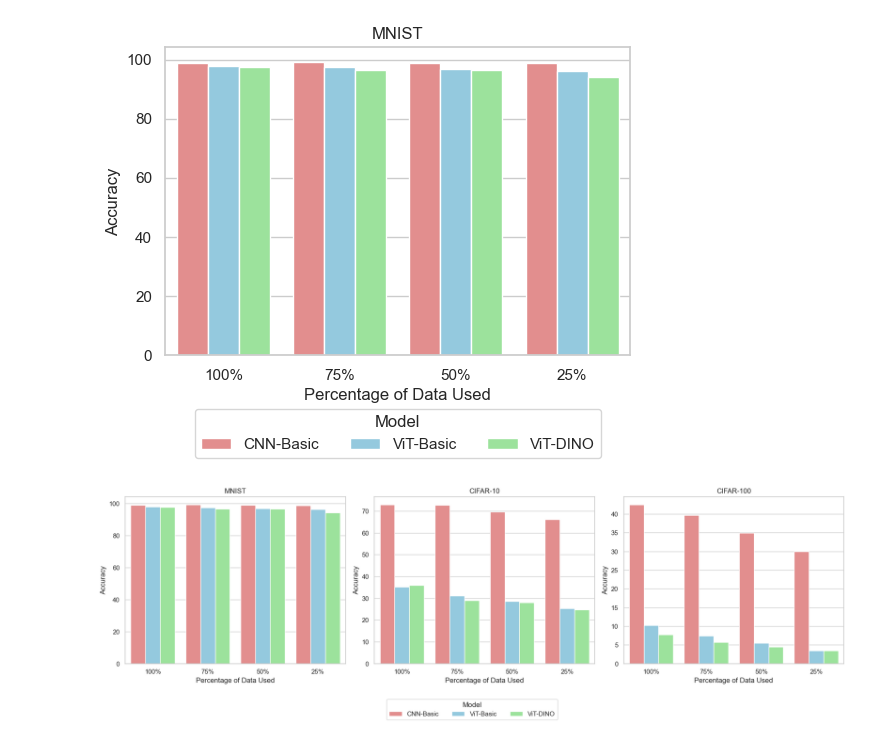
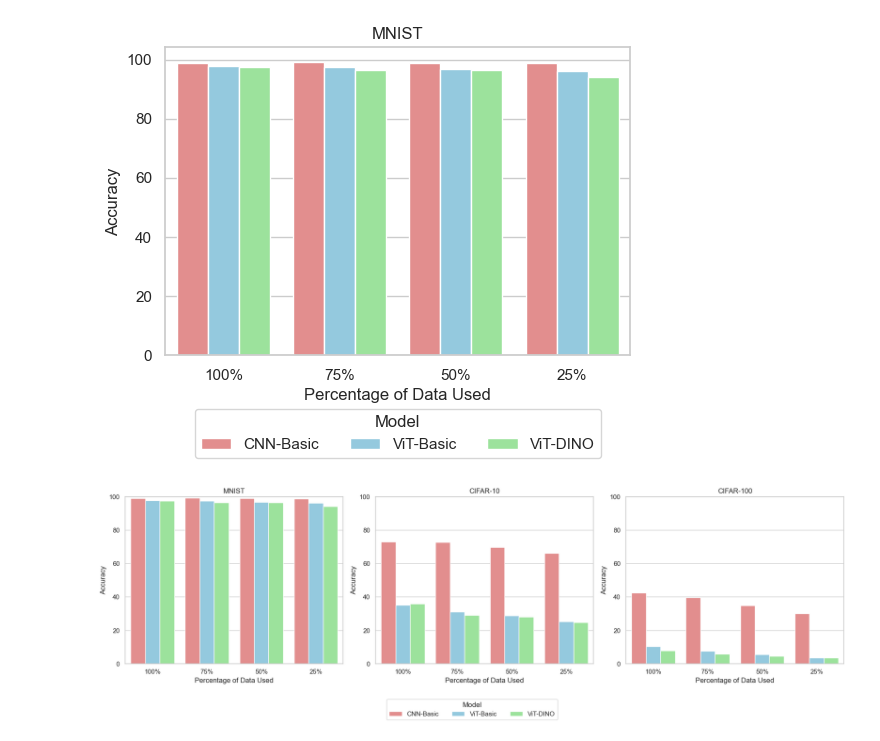
Before and after one commit to pressi-g/pytorch-vit, a Jupyter notebook: notebooks/accuracy_plots.ipynb, the cells around one changed output. Saved outputs shown, nothing was run; the diff lists cells and outputs as text; code cells hidden in the pictures.

Commit message:
Update decreasing accuracy plot so that y-axis is fixed for better comparison

```diff
--- a/notebooks/accuracy_plots.ipynb
+++ b/notebooks/accuracy_plots.ipynb
@@ -93,6 +93,9 @@ df_combined = pd.concat([df_100, df_75, df_50, df_25])
 # Melt the DataFrame to long format for easier plotting with seaborn
 df_melted = df_combined.melt(id_vars=['Dataset', 'Percentage of Data Used'], value_vars=['CNN-Basic', 'ViT-Basic', 'ViT-DINO'], var_name='Model', value_name='Accuracy')
 
+# Set the style of the plot
+sns.set(style="whitegrid")
+
 # Filter data for CIFAR-10
 df_cifar10 = df_melted[df_melted['Dataset'] == 'CIFAR-10']
 
@@ -134,30 +137,33 @@ plt.show()
 # %%
 # Create a 1x3 grid of plots
 fig, axes = plt.subplots(1, 3, figsize=(18, 5))
 
 datasets = ['MNIST', 'CIFAR-10', 'CIFAR-100']
 titles = ['MNIST', 'CIFAR-10', 'CIFAR-100']
 colors = {"CNN-Basic": "lightcoral", "ViT-Basic": "skyblue", "ViT-DINO": "lightgreen"}
 
 for ax, dataset, title in zip(axes, datasets, titles):
     # Filter the data for the current dataset
     df_filtered = df_melted[df_melted['Dataset'] == dataset]
 
     # Plot the data on the current subplot
     sns.barplot(x='Percentage of Data Used', y='Accuracy', hue='Model', data=df_filtered, palette=colors, ax=ax)
     ax.set_title(title)
 
+
     # Remove the individual legend for each subplot
     ax.get_legend().remove()
+    # fix the y-axis limits
+    ax.set_ylim([0, 100])
 
 # Add a shared legend to the bottom of the figure
 handles, labels = ax.get_legend_handles_labels()
 fig.legend(handles, labels, title='Model', loc='lower center', ncol=3, bbox_to_anchor=(0.5, -0.15))
 
 plt.tight_layout()
 
 # Save the plot
-plt.savefig("../notebooks/plots/decreasing_accuracy_plots.pdf", format="pdf")
+plt.savefig("../notebooks/plots/decreasing_accuracy_plots.pdf", format="pdf") # doesn't save with the legend for some reason???
 plt.show()
 # %% [output]
-[figure, old version]
+[figure, new version]
```
